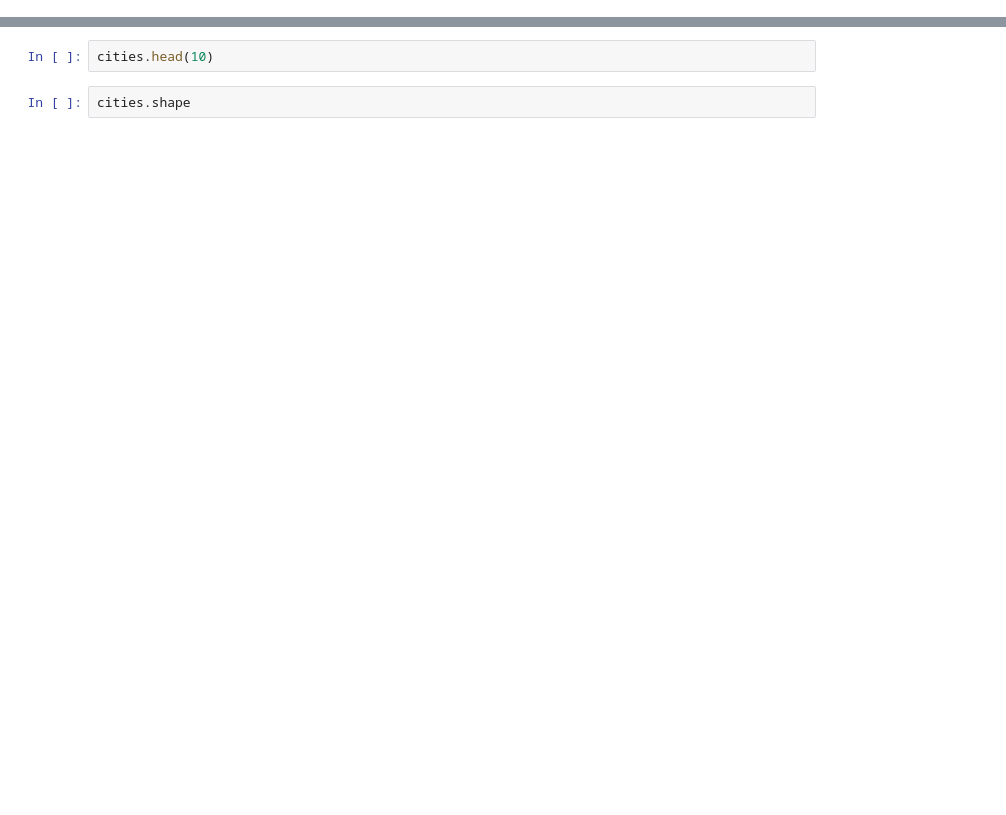
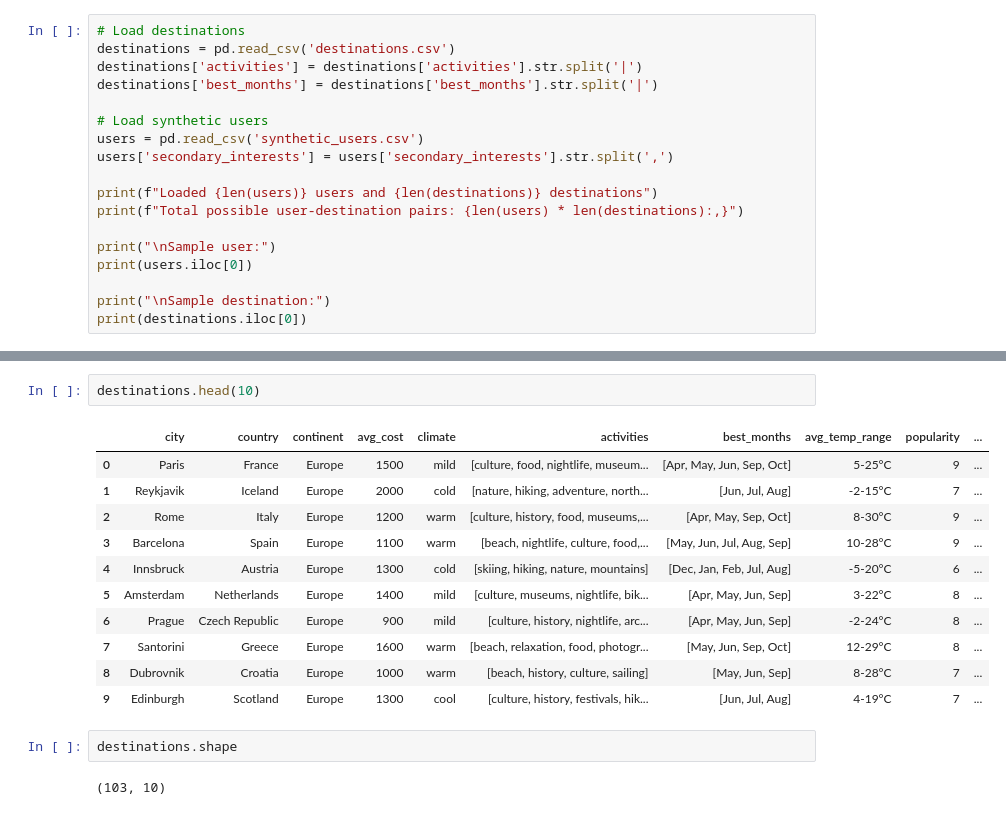
Before and after one commit to tijanatoskovic/Travel-Recommendation, a Jupyter notebook: data/travels.ipynb, the cells around one changed output, grey strips where cells are left out. Cells and saved outputs as stored; diff of their text form; blank space fills up the shorter version.

```diff
--- a/data/travels.ipynb
+++ b/data/travels.ipynb
@@ -10,0 +6,18 @@ cities['best_months'] = cities['best_months'].str.split('|')
+# %%
+# Load destinations
+destinations = pd.read_csv('destinations.csv')
+destinations['activities'] = destinations['activities'].str.split('|')
+destinations['best_months'] = destinations['best_months'].str.split('|')
+
+# Load synthetic users
+users = pd.read_csv('synthetic_users.csv')
+users['secondary_interests'] = users['secondary_interests'].str.split(',')
+
+print(f"Loaded {len(users)} users and {len(destinations)} destinations")
+print(f"Total possible user-destination pairs: {len(users) * len(destinations):,}")
+
+print("\nSample user:")
+print(users.iloc[0])
+
+print("\nSample destination:")
+print(destinations.iloc[0])
@@ -11,7 +42,21 @@ cities['best_months'] = cities['best_months'].str.split('|')
 # %%
-cities.head(10)
+destinations.head(10)
+# %% [output]
+|  | city | country | continent | avg_cost | climate | activities | best_months | avg_temp_range | popularity | ... |
+| 0 | Paris | France | Europe | 1500 | mild | [culture, food, nightlife, museum... | [Apr, May, Jun, Sep, Oct] | 5-25°C | 9 | ... |
+| 1 | Reykjavik | Iceland | Europe | 2000 | cold | [nature, hiking, adventure, north... | [Jun, Jul, Aug] | -2-15°C | 7 | ... |
+| 2 | Rome | Italy | Europe | 1200 | warm | [culture, history, food, museums,... | [Apr, May, Sep, Oct] | 8-30°C | 9 | ... |
+| 3 | Barcelona | Spain | Europe | 1100 | warm | [beach, nightlife, culture, food,... | [May, Jun, Jul, Aug, Sep] | 10-28°C | 9 | ... |
+| 4 | Innsbruck | Austria | Europe | 1300 | cold | [skiing, hiking, nature, mountains] | [Dec, Jan, Feb, Jul, Aug] | -5-20°C | 6 | ... |
+| 5 | Amsterdam | Netherlands | Europe | 1400 | mild | [culture, museums, nightlife, bik... | [Apr, May, Jun, Sep] | 3-22°C | 8 | ... |
+| 6 | Prague | Czech Republic | Europe | 900 | mild | [culture, history, nightlife, arc... | [Apr, May, Jun, Sep] | -2-24°C | 8 | ... |
+| 7 | Santorini | Greece | Europe | 1600 | warm | [beach, relaxation, food, photogr... | [May, Jun, Sep, Oct] | 12-29°C | 8 | ... |
+| 8 | Dubrovnik | Croatia | Europe | 1000 | warm | [beach, history, culture, sailing] | [May, Jun, Sep] | 8-28°C | 7 | ... |
+| 9 | Edinburgh | Scotland | Europe | 1300 | cool | [culture, history, festivals, hik... | [Jun, Jul, Aug] | 4-19°C | 7 | ... |
 # %%
-cities.shape
+destinations.shape
+# %% [output]
+(103, 10)
 # %%
 age_groups = ["18-25", "26-35", "36-50", "51+"]
 travel_styles = ["adventure", "relaxation", "culture", "nightlife", "food", "nature", "beach"]
```
Also changed, not shown: parts of 12 cells of this notebook, 1 other file.
